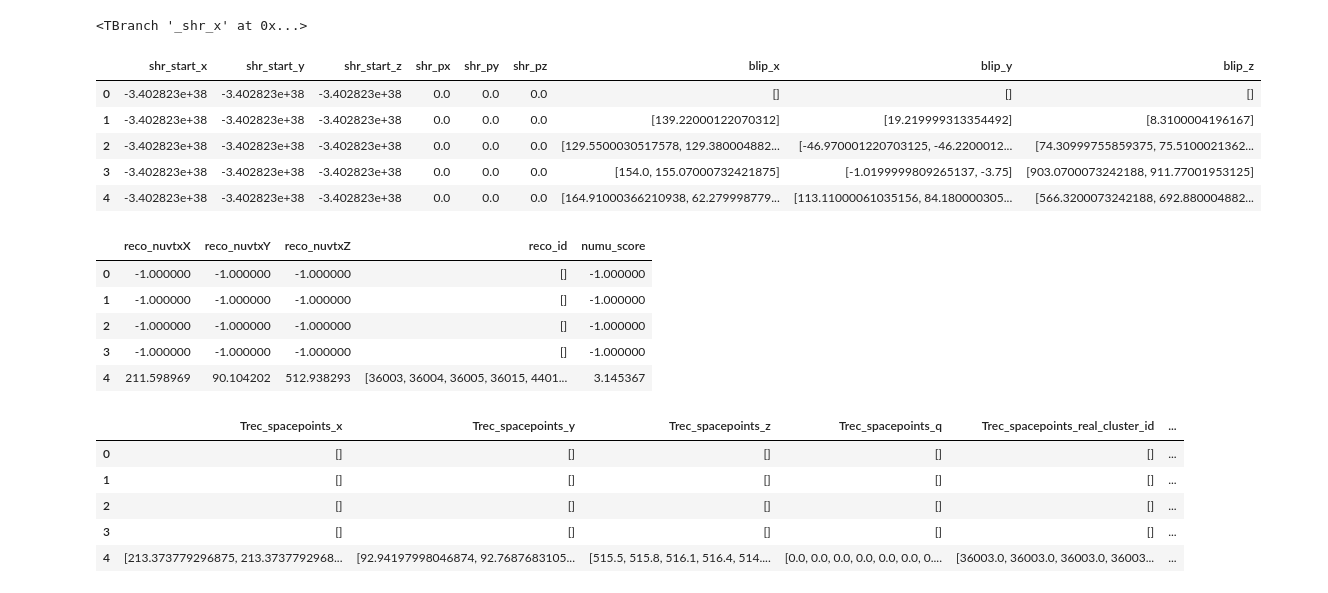
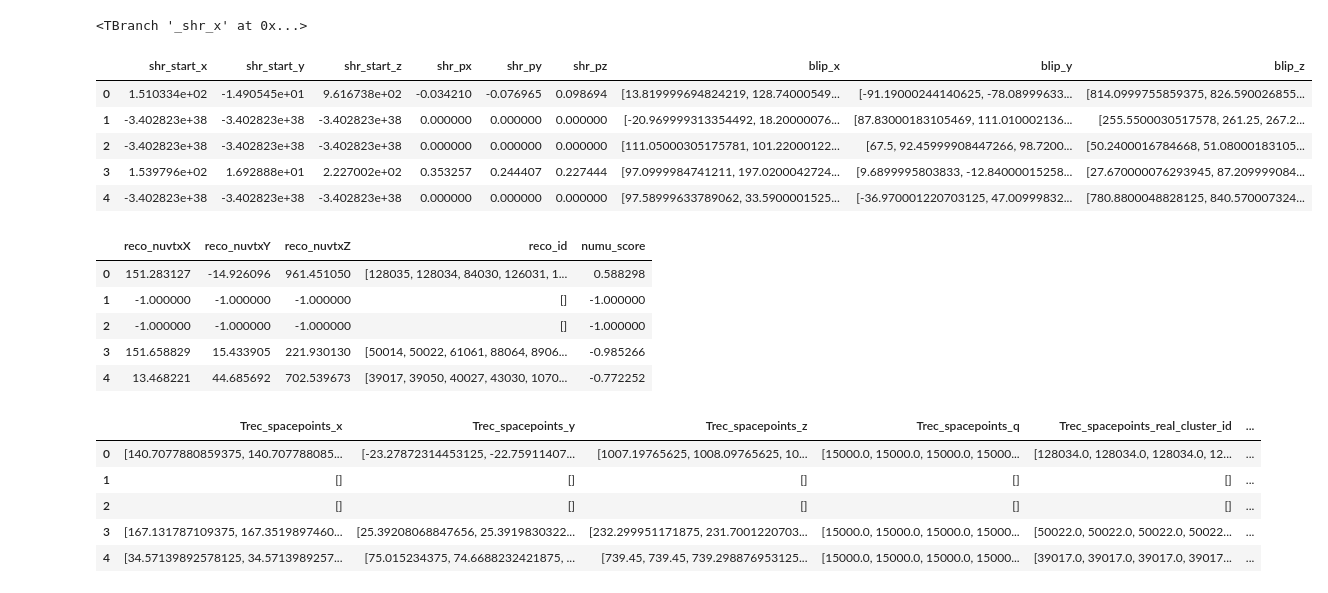
Before and after one commit to leehagaman/spacepoint_ssv, a Jupyter notebook: old/super_unified_test.ipynb, the cells around one changed output. Saved outputs shown, nothing was run; the diff lists cells and outputs as text; code cells hidden in the pictures.

```diff
--- a/old/super_unified_test.ipynb
+++ b/old/super_unified_test.ipynb
@@ -7,7 +7,9 @@ import uproot
 # plan: add pandora reco showers to event display, add DL reco showers to event display
 # %%
 #f = uproot.open("input_files/checkout_bnb_overlay_test_85files_noweights.root")
-f = uproot.open("input_files/super_unified_mcc910_test_files/reco_stage_2_hist_c03097ec-924a-45cf-a07d-114ed432b1fc.root")
+#f = uproot.open("input_files/super_unified_mcc910_test_files/reco_stage_2_hist_c03097ec-924a-45cf-a07d-114ed432b1fc.root")
+f = uproot.open("~/Downloads/SURPRISE_Test_Samples_v10_04_07_05_Run4b_hyper_unified_reco2_NuMI_nue_overlay_reco2_hist_62280750_snapshot.root")
+
 f.items()
 # %% [output]
 [('nuselection;1', <ReadOnlyDirectory '/nuselection' at 0x...>),
@@ -111,29 +113,29 @@ f["shrreco3d"]["_rcshr_tree"]["_shr_x"]
 # %% [output]
 <TBranch '_shr_x' at 0x...>
 # %%
-pandora_df = f["nuselection"]["NeutrinoSelectionFilter"].arrays(["shr_start_x", "shr_start_y", "shr_start_z", "shr_px", "shr_py", "shr_pz", "blip_x", "blip_y", "blip_z"], library="pd")
+pandora_df = f["nuselection"]["NeutrinoSelectionFilter"].arrays(["shr_start_x", "shr_start_y", "shr_start_z", "shr_px", "shr_py", "shr_pz", "blip_x", "blip_y", "blip_z"], library="pd", entry_start=0, entry_stop=100)
 
 pandora_df.head()
 # %% [output]
 |  | shr_start_x | shr_start_y | shr_start_z | shr_px | shr_py | shr_pz | blip_x | blip_y | blip_z |
-| 0 | -3.402823e+38 | -3.402823e+38 | -3.402823e+38 | 0.0 | 0.0 | 0.0 | [] | [] | [] |
-| 1 | -3.402823e+38 | -3.402823e+38 | -3.402823e+38 | 0.0 | 0.0 | 0.0 | [139.22000122070312] | [19.219999313354492] | [8.3100004196167] |
-| 2 | -3.402823e+38 | -3.402823e+38 | -3.402823e+38 | 0.0 | 0.0 | 0.0 | [129.5500030517578, 129.380004882... | [-46.970001220703125, -46.2200012... | [74.30999755859375, 75.5100021362... |
-| 3 | -3.402823e+38 | -3.402823e+38 | -3.402823e+38 | 0.0 | 0.0 | 0.0 | [154.0, 155.07000732421875] | [-1.0199999809265137, -3.75] | [903.0700073242188, 911.77001953125] |
-| 4 | -3.402823e+38 | -3.402823e+38 | -3.402823e+38 | 0.0 | 0.0 | 0.0 | [164.91000366210938, 62.279998779... | [113.11000061035156, 84.180000305... | [566.3200073242188, 692.880004882... |
+| 0 | 1.510334e+02 | -1.490545e+01 | 9.616738e+02 | -0.034210 | -0.076965 | 0.098694 | [13.819999694824219, 128.74000549... | [-91.19000244140625, -78.08999633... | [814.0999755859375, 826.590026855... |
+| 1 | -3.402823e+38 | -3.402823e+38 | -3.402823e+38 | 0.000000 | 0.000000 | 0.000000 | [-20.969999313354492, 18.20000076... | [87.83000183105469, 111.010002136... | [255.5500030517578, 261.25, 267.2... |
+| 2 | -3.402823e+38 | -3.402823e+38 | -3.402823e+38 | 0.000000 | 0.000000 | 0.000000 | [111.05000305175781, 101.22000122... | [67.5, 92.45999908447266, 98.7200... | [50.2400016784668, 51.08000183105... |
+| 3 | 1.539796e+02 | 1.692888e+01 | 2.227002e+02 | 0.353257 | 0.244407 | 0.227444 | [97.0999984741211, 197.0200042724... | [9.6899995803833, -12.84000015258... | [27.670000076293945, 87.209999084... |
+| 4 | -3.402823e+38 | -3.402823e+38 | -3.402823e+38 | 0.000000 | 0.000000 | 0.000000 | [97.58999633789062, 33.5900001525... | [-36.970001220703125, 47.00999832... | [780.8800048828125, 840.570007324... |
 # %%
-wc_T_PFeval_df = f["wcpselection"]["T_PFeval"].arrays(["reco_nuvtxX", "reco_nuvtxY", "reco_nuvtxZ", "reco_id"], library="pd")
-wc_T_BDTvars_df = f["wcpselection"]["T_BDTvars"].arrays("numu_score", library="pd")
+wc_T_PFeval_df = f["wcpselection"]["T_PFeval"].arrays(["reco_nuvtxX", "reco_nuvtxY", "reco_nuvtxZ", "reco_id"], library="pd", entry_start=0, entry_stop=100)
+wc_T_BDTvars_df = f["wcpselection"]["T_BDTvars"].arrays("numu_score", library="pd", entry_start=0, entry_stop=100)
 
 wc_df = pd.concat([wc_T_PFeval_df, wc_T_BDTvars_df], axis=1)
 wc_df.head()
 # %% [output]
 |  | reco_nuvtxX | reco_nuvtxY | reco_nuvtxZ | reco_id | numu_score |
-| 0 | -1.000000 | -1.000000 | -1.000000 | [] | -1.000000 |
+| 0 | 151.283127 | -14.926096 | 961.451050 | [128035, 128034, 84030, 126031, 1... | 0.588298 |
 | 1 | -1.000000 | -1.000000 | -1.000000 | [] | -1.000000 |
 | 2 | -1.000000 | -1.000000 | -1.000000 | [] | -1.000000 |
-| 3 | -1.000000 | -1.000000 | -1.000000 | [] | -1.000000 |
-| 4 | 211.598969 | 90.104202 | 512.938293 | [36003, 36004, 36005, 36015, 4401... | 3.145367 |
+| 3 | 151.658829 | 15.433905 | 221.930130 | [50014, 50022, 61061, 88064, 8906... | -0.985266 |
+| 4 | 13.468221 | 44.685692 | 702.539673 | [39017, 39050, 40027, 43030, 1070... | -0.772252 |
 # %%
 spacepoint_vars = [
     "Trec_spacepoints_x",
@@ -151,16 +153,16 @@ spacepoint_vars = [
     "Trecchargeblob_spacepoints_q",
 ]
 
-spacepoint_df = f["wcpselection"]["T_spacepoints"].arrays(spacepoint_vars, library="pd")
+spacepoint_df = f["wcpselection"]["T_spacepoints"].arrays(spacepoint_vars, library="pd", entry_start=0, entry_stop=100)
 
 spacepoint_df.head()
 # %% [output]
 |  | Trec_spacepoints_x | Trec_spacepoints_y | Trec_spacepoints_z | Trec_spacepoints_q | Trec_spacepoints_real_cluster_id | ... |
-| 0 | [] | [] | [] | [] | [] | ... |
+| 0 | [140.7077880859375, 140.707788085... | [-23.27872314453125, -22.75911407... | [1007.19765625, 1008.09765625, 10... | [15000.0, 15000.0, 15000.0, 15000... | [128034.0, 128034.0, 128034.0, 12... | ... |
 | 1 | [] | [] | [] | [] | [] | ... |
 | 2 | [] | [] | [] | [] | [] | ... |
-| 3 | [] | [] | [] | [] | [] | ... |
-| 4 | [213.373779296875, 213.3737792968... | [92.94197998046874, 92.7687683105... | [515.5, 515.8, 516.1, 516.4, 514.... | [0.0, 0.0, 0.0, 0.0, 0.0, 0.0, 0.... | [36003.0, 36003.0, 36003.0, 36003... | ... |
+| 3 | [167.131787109375, 167.3519897460... | [25.39208068847656, 25.3919830322... | [232.299951171875, 231.7001220703... | [15000.0, 15000.0, 15000.0, 15000... | [50022.0, 50022.0, 50022.0, 50022... | ... |
+| 4 | [34.57139892578125, 34.5713989257... | [75.015234375, 74.6688232421875, ... | [739.45, 739.45, 739.298876953125... | [15000.0, 15000.0, 15000.0, 15000... | [39017.0, 39017.0, 39017.0, 39017... | ... |
 # %%
 T_rec_spacepoints_x = spacepoint_df["Trec_spacepoints_x"][4]
 T_rec_spacepoints_y = spacepoint_df["Trec_spacepoints_y"][4]
```
Also changed, not shown: parts of 8 cells of this notebook, 1 other file.
